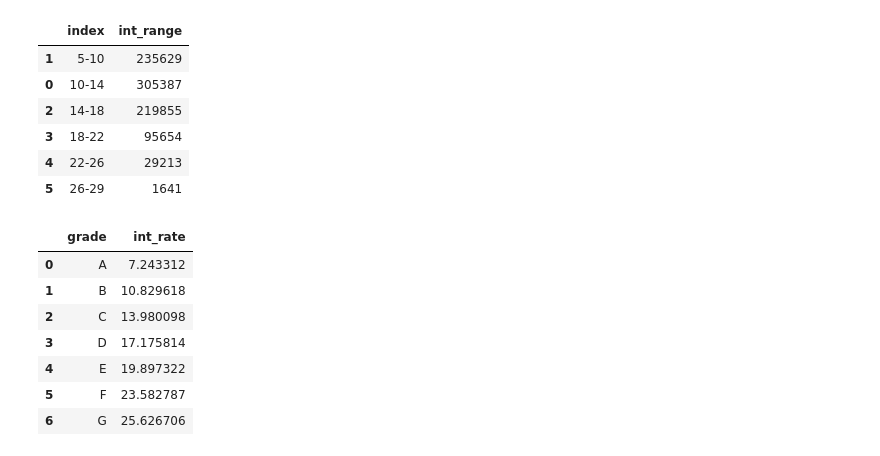
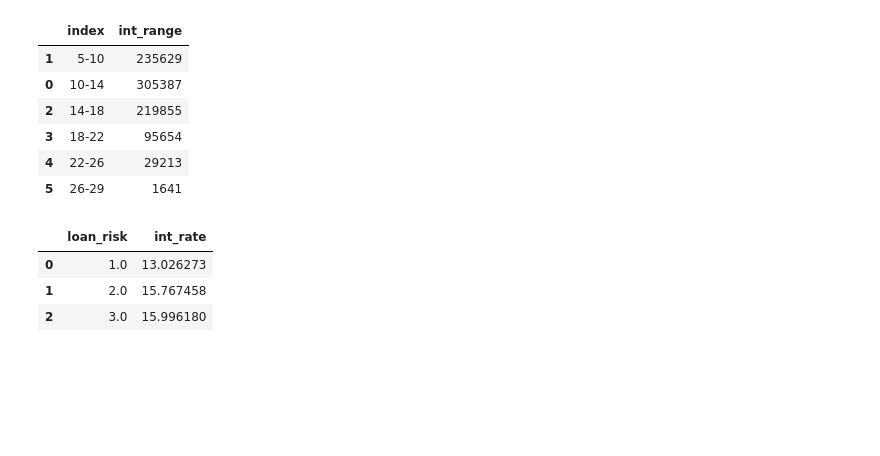
Before and after one commit to KamilShape/credit_risk_analysis, a Jupyter notebook: credit_risk_analysis.ipynb, the cells around one changed output. Drawn from its saved outputs; the diff is of its cells as text; code cells hidden in the pictures; blank space fills up the shorter version.

```diff
--- a/credit_risk_analysis.ipynb
+++ b/credit_risk_analysis.ipynb
@@ -82,6 +82,6 @@ loan2
 * 2 - medium risk
 * 3 - high risk
 # %%
-loan2.loc[loan2['loan_status'].isin(['Issued','Current','Does not meet the credit policy. Status:Fully Paid', 'Fully Paid']), 'loan_category'] = 1
-loan2.loc[loan2['loan_status'].isin(['In Grace Period', 'Late (16-30 days)', 'Late (31-120 days)']), 'loan_category'] = 2
-loan2.loc[loan2['loan_status'].isin(['Charged Off' , 'Does not meet the credit policy. Status:Charged Off', 'Default']), 'loan_category'] = 3
+loan2.loc[loan2['loan_status'].isin(['Issued','Current','Does not meet the credit policy. Status:Fully Paid', 'Fully Paid']), 'loan_risk'] = 1
+loan2.loc[loan2['loan_status'].isin(['In Grace Period', 'Late (16-30 days)', 'Late (31-120 days)']), 'loan_risk'] = 2
+loan2.loc[loan2['loan_status'].isin(['Charged Off' , 'Does not meet the credit policy. Status:Charged Off', 'Default']), 'loan_risk'] = 3
@@ -124,15 +130,11 @@ loan_int_range_df
 | 4 | 22-26 | 29213 |
 | 5 | 26-29 | 1641 |
 # %%
-avg_rate_bygrade = pd.DataFrame(loan2.groupby('grade')['int_rate'].mean().reset_index())
+avg_rate_by_loan_risk = pd.DataFrame(loan2.groupby('loan_risk')['int_rate'].mean().reset_index())
-# %%
-avg_rate_bygrade
-# %% [output]
-|  | grade | int_rate |
-| 0 | A | 7.243312 |
-| 1 | B | 10.829618 |
-| 2 | C | 13.980098 |
-| 3 | D | 17.175814 |
-| 4 | E | 19.897322 |
-| 5 | F | 23.582787 |
-| 6 | G | 25.626706 |
+# %%
+avg_rate_by_loan_risk
+# %% [output]
+|  | loan_risk | int_rate |
+| 0 | 1.0 | 13.026273 |
+| 1 | 2.0 | 15.767458 |
+| 2 | 3.0 | 15.996180 |
```
Also changed, not shown: parts of 12 cells of this notebook.
